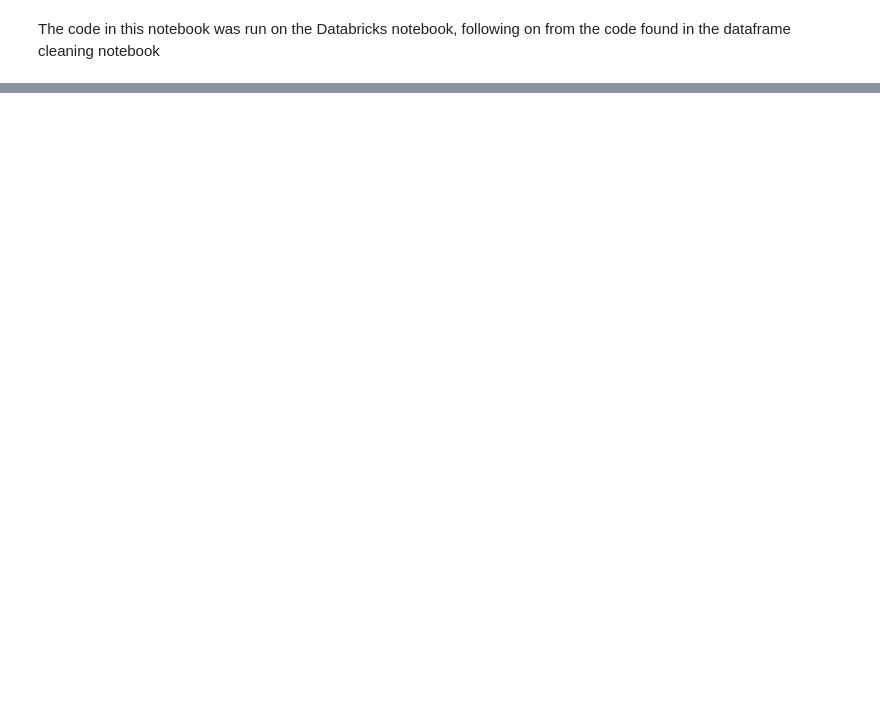
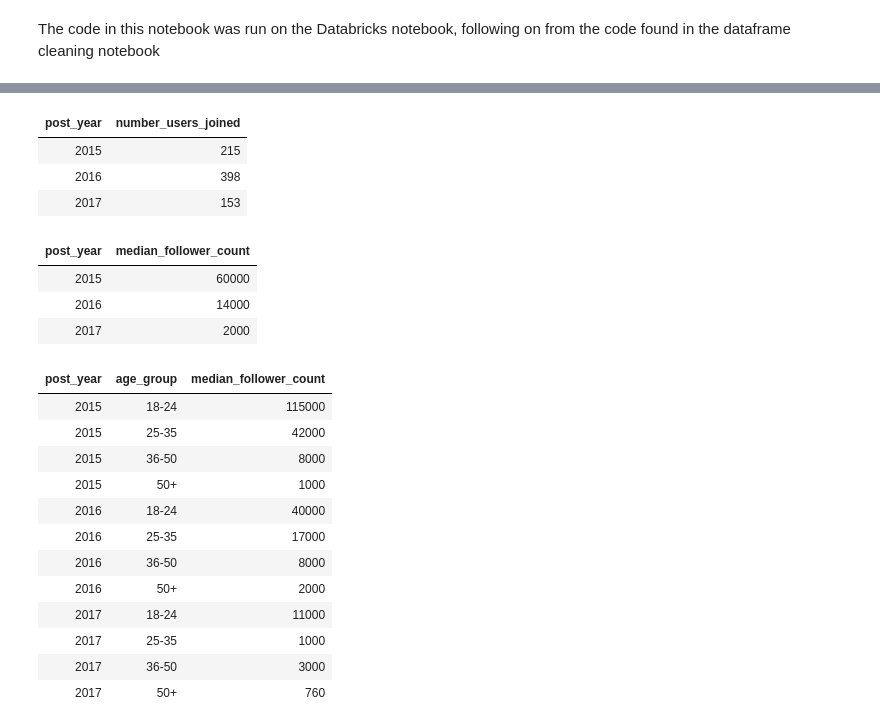
Before and after one commit to tupelobound/pinterest-data-pipeline, a Jupyter notebook: query_batch_data.ipynb, the cells around one changed output, grey strips where cells are left out. Cells and saved outputs as stored; diff of their text form; code cells hidden in the pictures; blank space fills up the shorter version.

```diff
--- a/query_batch_data.ipynb
+++ b/query_batch_data.ipynb
@@ -138,0 +143,53 @@ spark.sql("SELECT CASE \
+# %%
+# find out how many users joined each year
+df_user.withColumn("post_year", year("date_joined")) \
+.drop("ind") \
+.distinct() \
+.groupBy("post_year") \
+.agg(count("user_name").alias("number_users_joined")) \
+.orderBy("post_year") \
+.display()
+# %% [output]
+| post_year | number_users_joined |
+| 2015 | 215 |
+| 2016 | 398 |
+| 2017 | 153 |
+# %%
+# find the median follower count of users based on their joining year
+pin_user_age_group \
+.select("user_name", "date_joined", "follower_count") \
+.distinct() \
+.withColumn("post_year", year("date_joined")) \
+.groupBy("post_year") \
+.agg(percentile_approx("follower_count", 0.5).alias("median_follower_count")) \
+.orderBy("post_year") \
+.display()
+# %% [output]
+| post_year | median_follower_count |
+| 2015 | 60000 |
+| 2016 | 14000 |
+| 2017 | 2000 |
+# %%
+# find the median follower count of users that have joined between 2015 and 2020, based on which age group they are part of
+pin_user_age_group \
+.select("user_name", "age_group", "date_joined", "follower_count") \
+.distinct() \
+.withColumn("post_year", year("date_joined")) \
+.groupBy("post_year", "age_group") \
+.agg(percentile_approx("follower_count", 0.5).alias("median_follower_count")) \
+.orderBy("post_year", "age_group") \
+.display()
+# %% [output]
+| post_year | age_group | median_follower_count |
+| 2015 | 18-24 | 115000 |
+| 2015 | 25-35 | 42000 |
+| 2015 | 36-50 | 8000 |
+| 2015 | 50+ | 1000 |
+| 2016 | 18-24 | 40000 |
+| 2016 | 25-35 | 17000 |
+| 2016 | 36-50 | 8000 |
+| 2016 | 50+ | 2000 |
+| 2017 | 18-24 | 11000 |
+| 2017 | 25-35 | 1000 |
+| 2017 | 36-50 | 3000 |
+| 2017 | 50+ | 760 |
```
Also changed, not shown: parts of 8 cells of this notebook.
